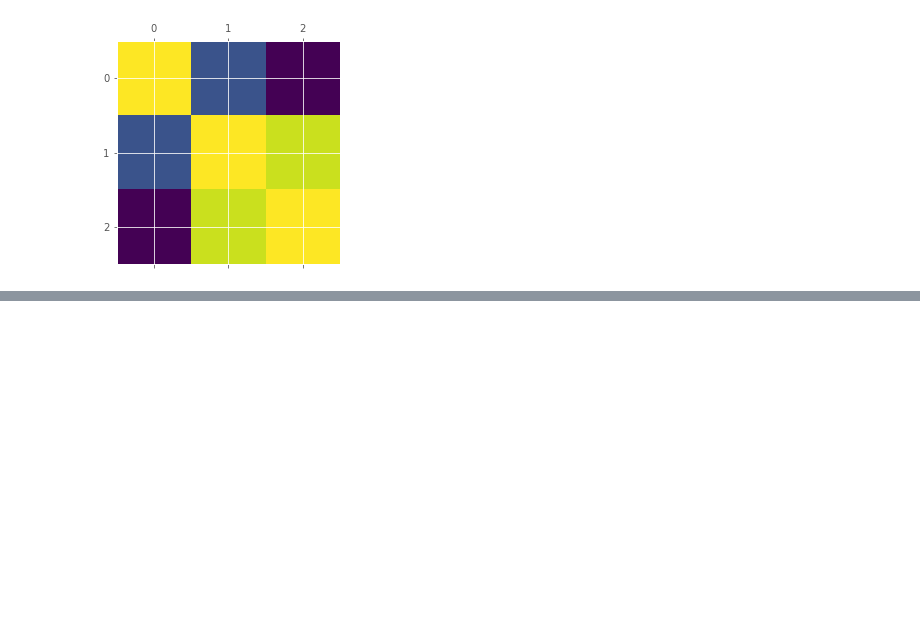
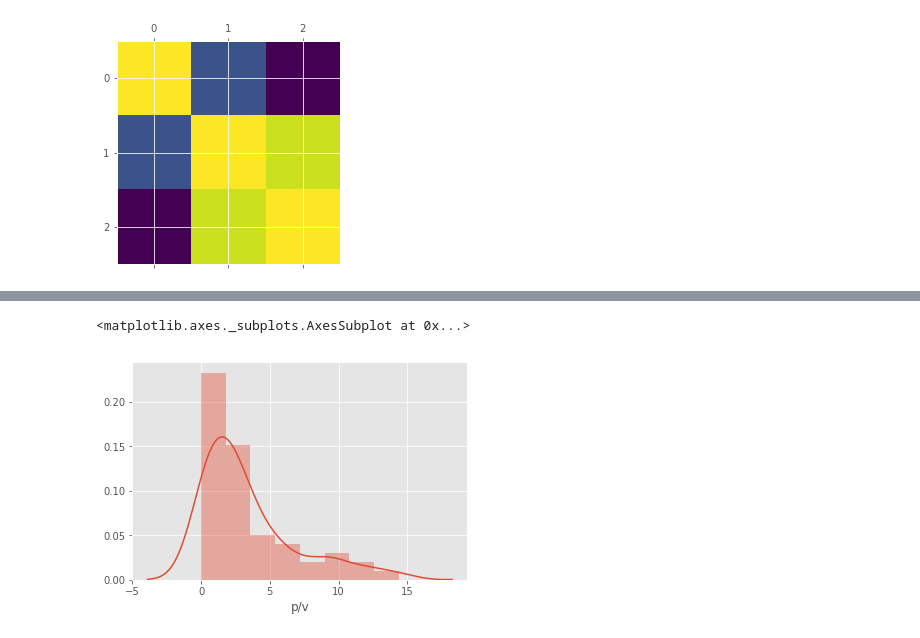
Before and after one commit to perigee/musee, a Jupyter notebook: musee.ipynb, the cells around one changed output, grey strips where cells are left out. Drawn from its saved outputs; the diff is of its cells as text; code cells hidden in the pictures; blank space fills up the shorter version.

```diff
--- a/musee.ipynb
+++ b/musee.ipynb
@@ -172,0 +174,5 @@ TypeError: 'data' must be pandas DataFrame object, not: <class 'numpy.ndarray'>
+# %%
+sns.distplot(mdata['p/v'])
+# %% [output]
+<matplotlib.axes._subplots.AxesSubplot at 0x...>
+[figure, added]
```
Also changed, not shown: parts of 8 cells of this notebook.
